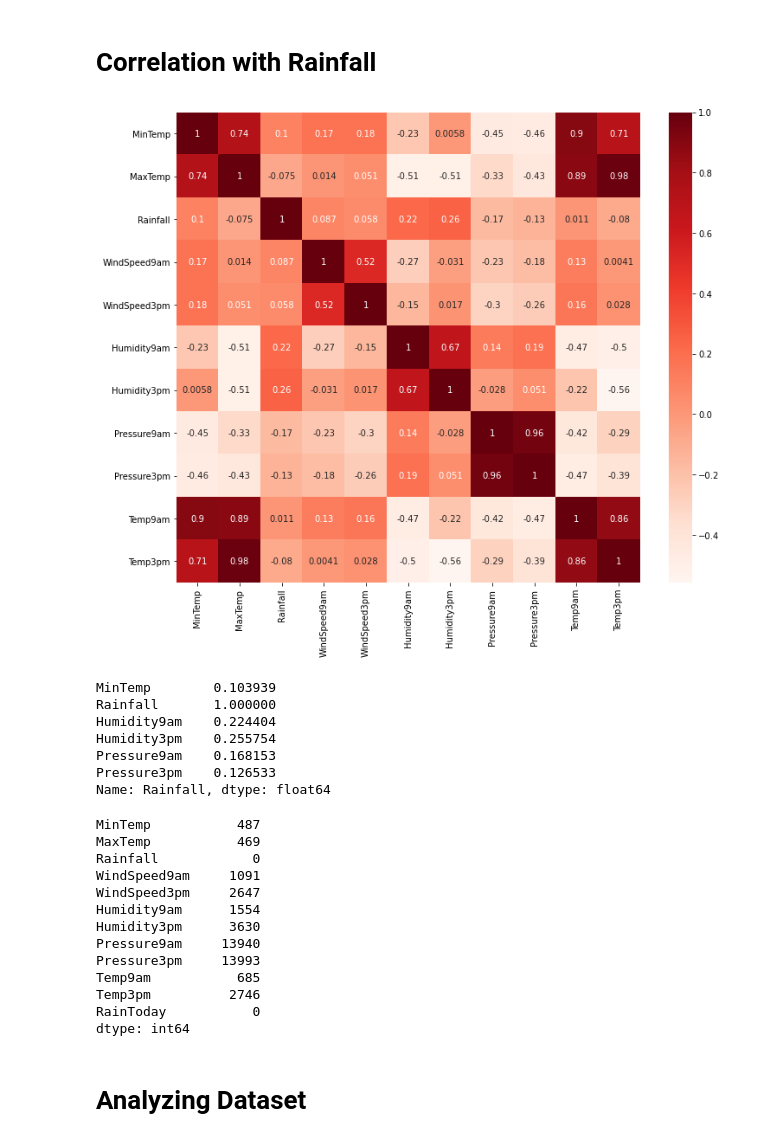
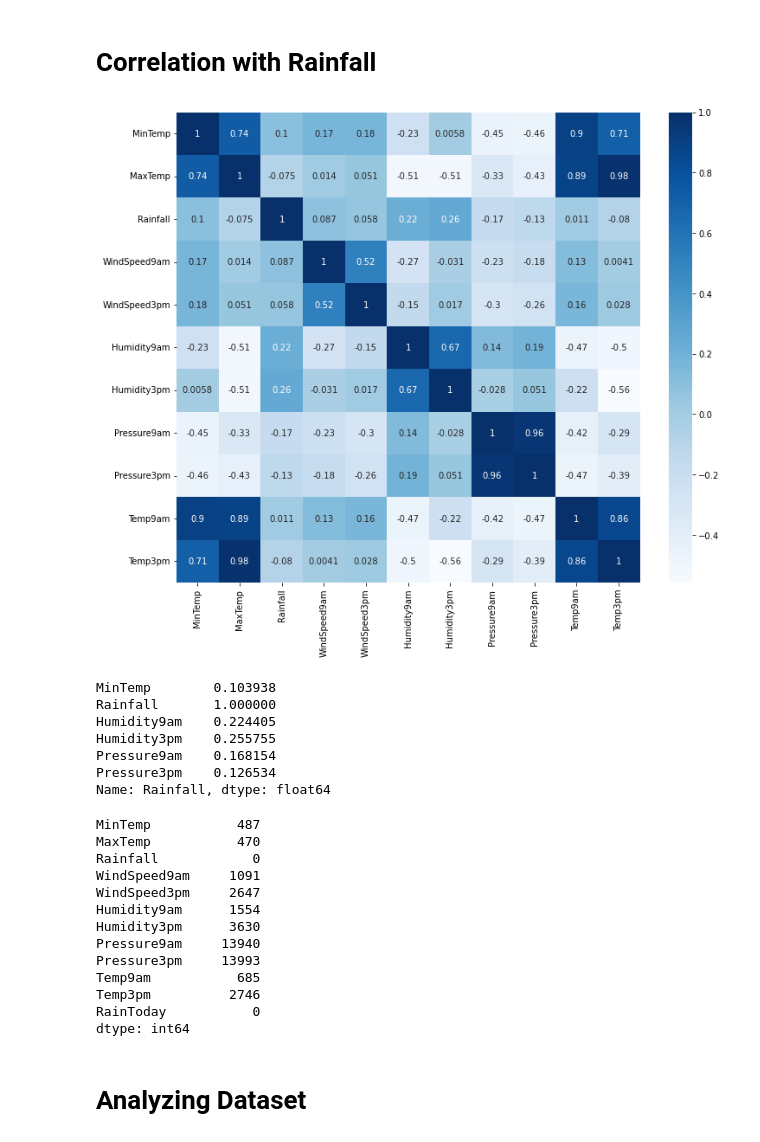
Before and after one commit to sandamaligeethika/ML_Assignment2_IT19120058_IT19120294_IT19147956, a Jupyter notebook: Assignment2.ipynb, the cells around one changed output. Cells and saved outputs as stored; diff of their text form; code cells hidden in the pictures.

```diff
--- a/Assignment2.ipynb
+++ b/Assignment2.ipynb
@@ -157,6 +157,3 @@ DatetimeIndex(['2008-12-01', '2008-12-02', '2008-12-03', '2008-12-04',
                '2017-06-20', '2017-06-21', '2017-06-22', '2017-06-23',
                '2017-06-24', '2017-06-25'],
               dtype='datetime64[ns]', name='Date', length=145460, freq=None)
-# %%
-#remove the last row bcz of NaN
-raindata = raindata.iloc[:-1,:].copy()
@@ -257,31 +285,31 @@ raindata.boxplot(column='Pressure3pm', figsize=(8,4), vert=False)
 # %%
 #Using Pearson Correlation
 plt.figure(figsize=(12,10))
-cor = raindata.corr()
-sns.heatmap(cor, annot=True, cmap=plt.cm.Reds)
+correlation_rain = raindata.corr()
+sns.heatmap(correlation_rain, annot=True, cmap=plt.cm.Blues)
 plt.show()
 # %% [output]
-[figure, old version]
+[figure, new version]
 # %%
 #Correlation with output variable
-cor_target = abs(cor["Rainfall"])
+cor_target = abs(correlation_rain["Rainfall"])
 #Selecting highly correlated features
 relevant_features = cor_target[cor_target>0.1]
 relevant_features
 # %% [output]
-MinTemp        0.103939
+MinTemp        0.103938
 Rainfall       1.000000
-Humidity9am    0.224404
-Humidity3pm    0.255754
-Pressure9am    0.168153
-Pressure3pm    0.126533
+Humidity9am    0.224405
+Humidity3pm    0.255755
+Pressure9am    0.168154
+Pressure3pm    0.126534
 Name: Rainfall, dtype: float64
 # %%
 #missing values
 raindata.apply(pd.isnull).sum()
 # %% [output]
 MinTemp           487
-MaxTemp           469
+MaxTemp           470
 Rainfall            0
 WindSpeed9am     1091
 WindSpeed3pm     2647
```
Also changed, not shown: parts of 57 cells of this notebook.
